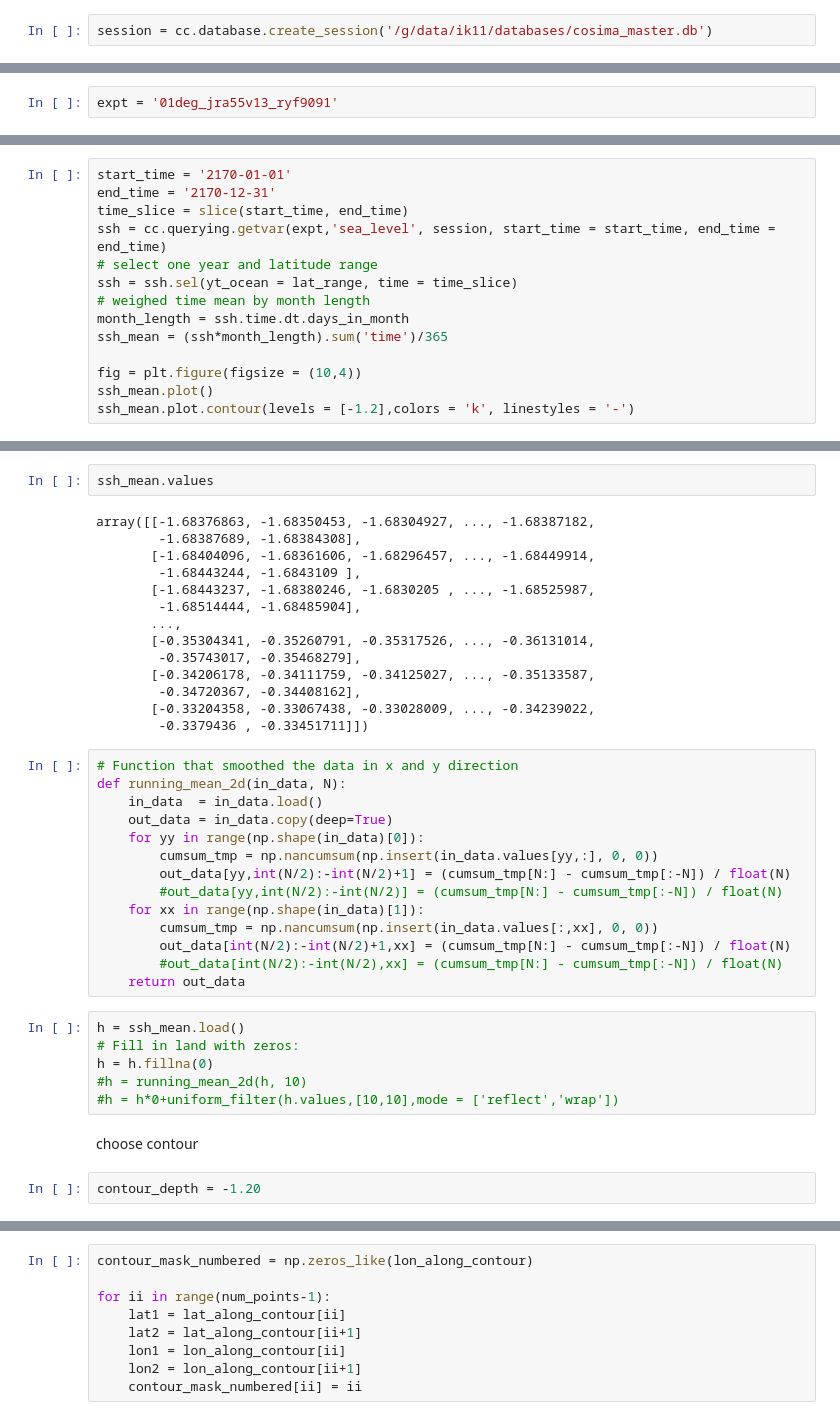
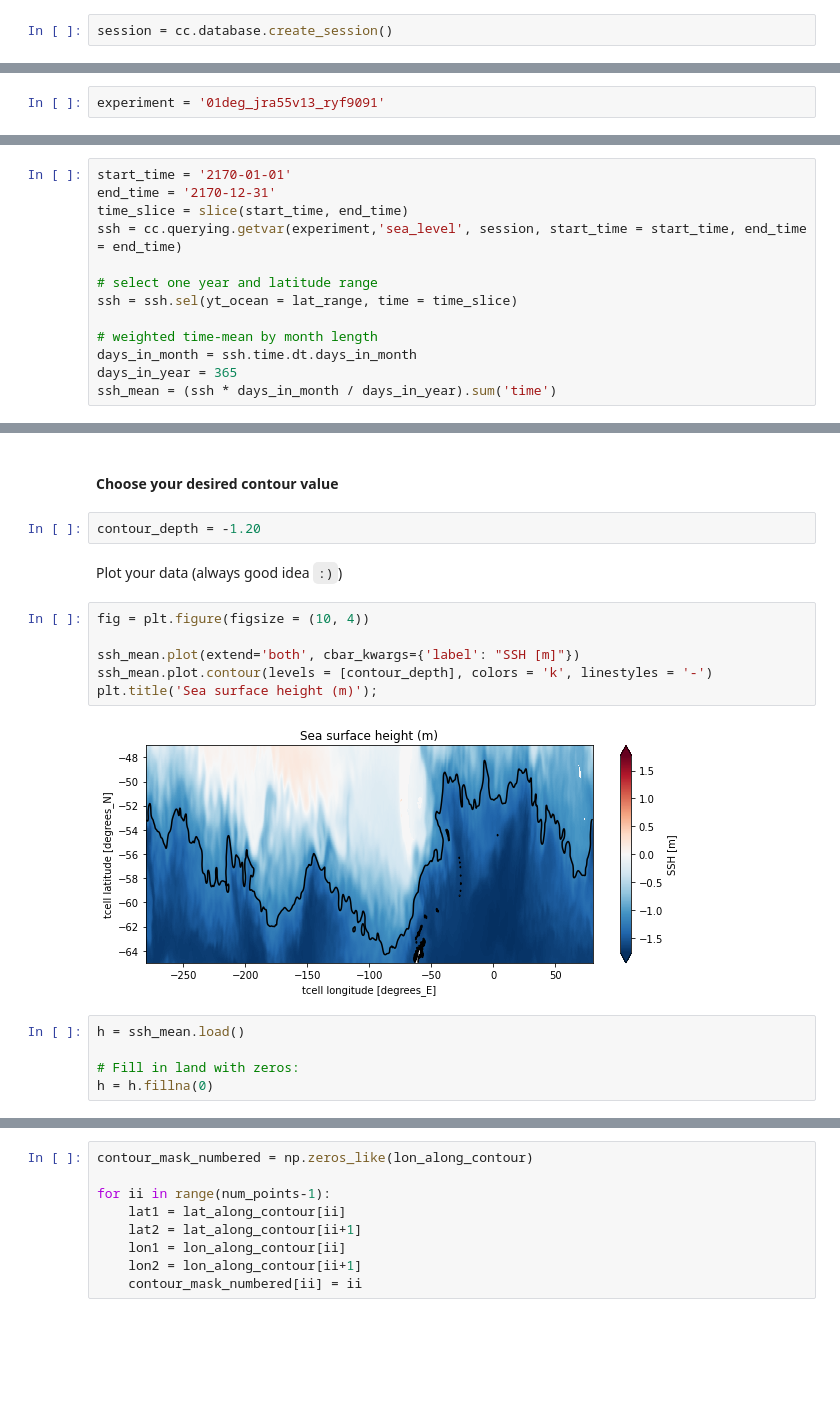
Before and after one commit to claireyung/Honours_help, a Jupyter notebook: Cross-contour_transport.ipynb, the cells around one changed output, grey strips where cells are left out. Saved outputs shown, nothing was run; the diff lists cells and outputs as text; blank space fills up the shorter version.

```diff
--- a/Cross-contour_transport.ipynb
+++ b/Cross-contour_transport.ipynb
@@ -34,3 +24,3 @@ Choose database
 # %%
-session = cc.database.create_session('/g/data/ik11/databases/cosima_master.db')
+session = cc.database.create_session()
 # %% [markdown]
@@ -38,3 +28,3 @@ Choose experiment
 # %%
-expt = '01deg_jra55v13_ryf9091'
+experiment = '01deg_jra55v13_ryf9091'
 # %% [markdown]
@@ -61,13 +70,12 @@ Load quantity you want a contour of, e.g. SSH averaged over a year
 start_time = '2170-01-01'
 end_time = '2170-12-31'
 time_slice = slice(start_time, end_time)
-ssh = cc.querying.getvar(expt,'sea_level', session, start_time = start_time, end_time = end_time)
+ssh = cc.querying.getvar(experiment,'sea_level', session, start_time = start_time, end_time = end_time)
+
 # select one year and latitude range
 ssh = ssh.sel(yt_ocean = lat_range, time = time_slice)
-# weighed time mean by month length
-month_length = ssh.time.dt.days_in_month
-ssh_mean = (ssh*month_length).sum('time')/365
 
-fig = plt.figure(figsize = (10,4))
-ssh_mean.plot()
-ssh_mean.plot.contour(levels = [-1.2],colors = 'k', linestyles = '-')
+# weighted time-mean by month length
+days_in_month = ssh.time.dt.days_in_month
+days_in_year = 365
+ssh_mean = (ssh * days_in_month / days_in_year).sum('time')
@@ -77,40 +82,19 @@ ssh_mean.plot.contour(levels = [-1.2],colors = 'k', linestyles = '-')
-# %%
-ssh_mean.values
-# %% [output]
-array([[-1.68376863, -1.68350453, -1.68304927, ..., -1.68387182,
-        -1.68387689, -1.68384308],
-       [-1.68404096, -1.68361606, -1.68296457, ..., -1.68449914,
-        -1.68443244, -1.6843109 ],
-       [-1.68443237, -1.68380246, -1.6830205 , ..., -1.68525987,
-        -1.68514444, -1.68485904],
-       ...,
-       [-0.35304341, -0.35260791, -0.35317526, ..., -0.36131014,
-        -0.35743017, -0.35468279],
-       [-0.34206178, -0.34111759, -0.34125027, ..., -0.35133587,
-        -0.34720367, -0.34408162],
-       [-0.33204358, -0.33067438, -0.33028009, ..., -0.34239022,
-        -0.3379436 , -0.33451711]])
-# %%
-# Function that smoothed the data in x and y direction
-def running_mean_2d(in_data, N):
-    in_data  = in_data.load()
-    out_data = in_data.copy(deep=True)
-    for yy in range(np.shape(in_data)[0]):
-        cumsum_tmp = np.nancumsum(np.insert(in_data.values[yy,:], 0, 0))
-        out_data[yy,int(N/2):-int(N/2)+1] = (cumsum_tmp[N:] - cumsum_tmp[:-N]) / float(N)
-        #out_data[yy,int(N/2):-int(N/2)] = (cumsum_tmp[N:] - cumsum_tmp[:-N]) / float(N)
-    for xx in range(np.shape(in_data)[1]):
-        cumsum_tmp = np.nancumsum(np.insert(in_data.values[:,xx], 0, 0))
-        out_data[int(N/2):-int(N/2)+1,xx] = (cumsum_tmp[N:] - cumsum_tmp[:-N]) / float(N)
-        #out_data[int(N/2):-int(N/2),xx] = (cumsum_tmp[N:] - cumsum_tmp[:-N]) / float(N)
-    return out_data
+# %% [markdown]
+#### Choose your desired contour value
+# %%
+contour_depth = -1.20
+# %% [markdown]
+Plot your data (always good idea `:)`)
+# %%
+fig = plt.figure(figsize = (10, 4))
+
+ssh_mean.plot(extend='both', cbar_kwargs={'label': "SSH [m]"})
+ssh_mean.plot.contour(levels = [contour_depth], colors = 'k', linestyles = '-')
+plt.title('Sea surface height (m)');
+# %% [output]
+[figure, added]
 # %%
 h = ssh_mean.load()
+
 # Fill in land with zeros:
 h = h.fillna(0)
-#h = running_mean_2d(h, 10)
-#h = h*0+uniform_filter(h.values,[10,10],mode = ['reflect','wrap'])
-# %% [markdown]
-choose contour
-# %%
-contour_depth = -1.20
```
Also changed, not shown: parts of 84 cells of this notebook.
